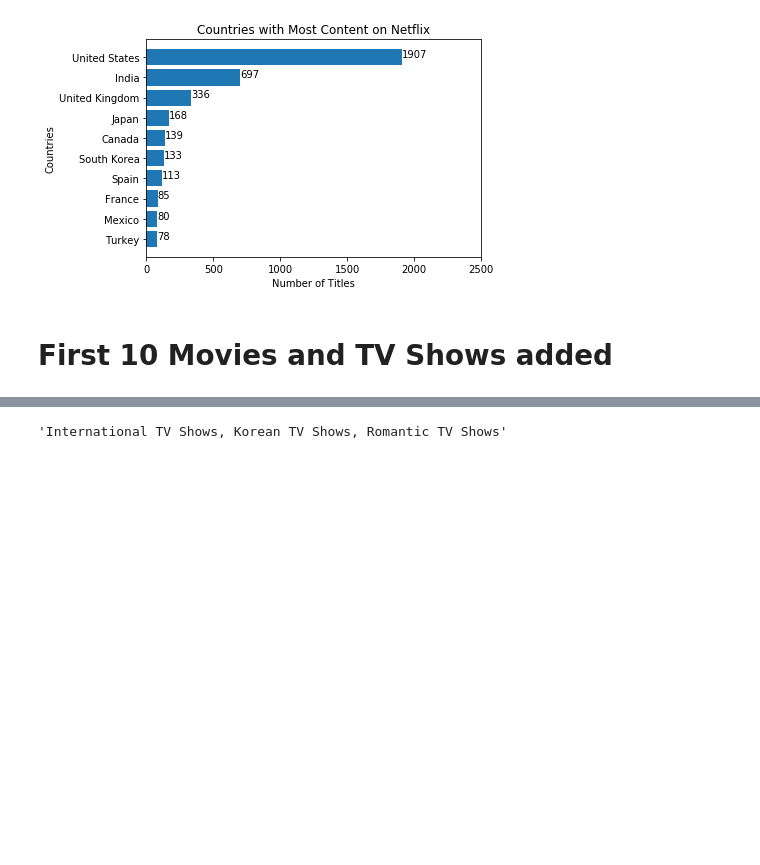
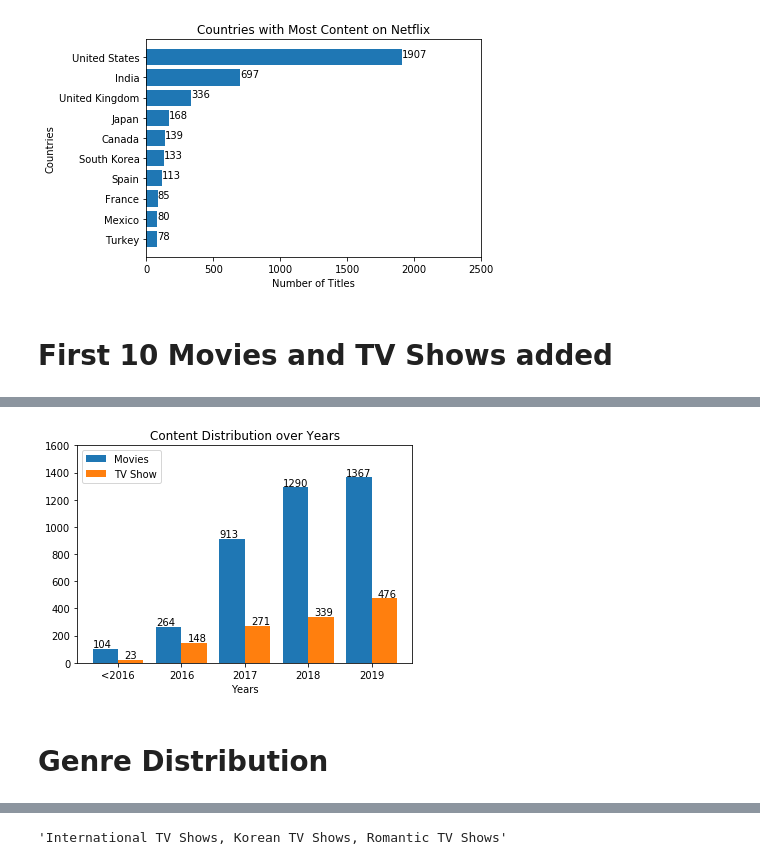
Before and after one commit to iamramkakkar/Netflix, a Jupyter notebook: netflix-shows.ipynb, the cells around one changed output, grey strips where cells are left out. Drawn from its saved outputs; the diff is of its cells as text; code cells hidden in the pictures; blank space fills up the shorter version.

```diff
--- a/netflix-shows.ipynb
+++ b/netflix-shows.ipynb
@@ -351 +265,22 @@ dtype: int64
+# %%
+x = np.arange(5)
+# %%
+plt.bar(x-0.2,number_of_movies_added,width=0.4)
+plt.bar(x+0.2,number_of_shows_added,width=0.4)
+plt.xticks(x,dates_movies_added)
+for i,j in zip(x,number_of_movies_added):
+    plt.text(i-0.4,j+10,str(j))
+for i,j in zip(x,number_of_shows_added):
+    plt.text(i+0.1,j+10,str(j))
+plt.ylim(0,1600)
+#plt.legend(['Movies','TV Show'],bbox_to_anchor = (0.79,1))
+plt.legend(['Movies','TV Show'],loc='upper left')
+plt.xlabel('Years')
+plt.title('Content Distribution over Years')#
+#plt.grid(axis='y')
+plt.show()
+# %% [output]
+[figure, added]
+# %% [markdown]
+# Genre Distribution
 # %%
```
Also changed, not shown: parts of 77 cells of this notebook.
